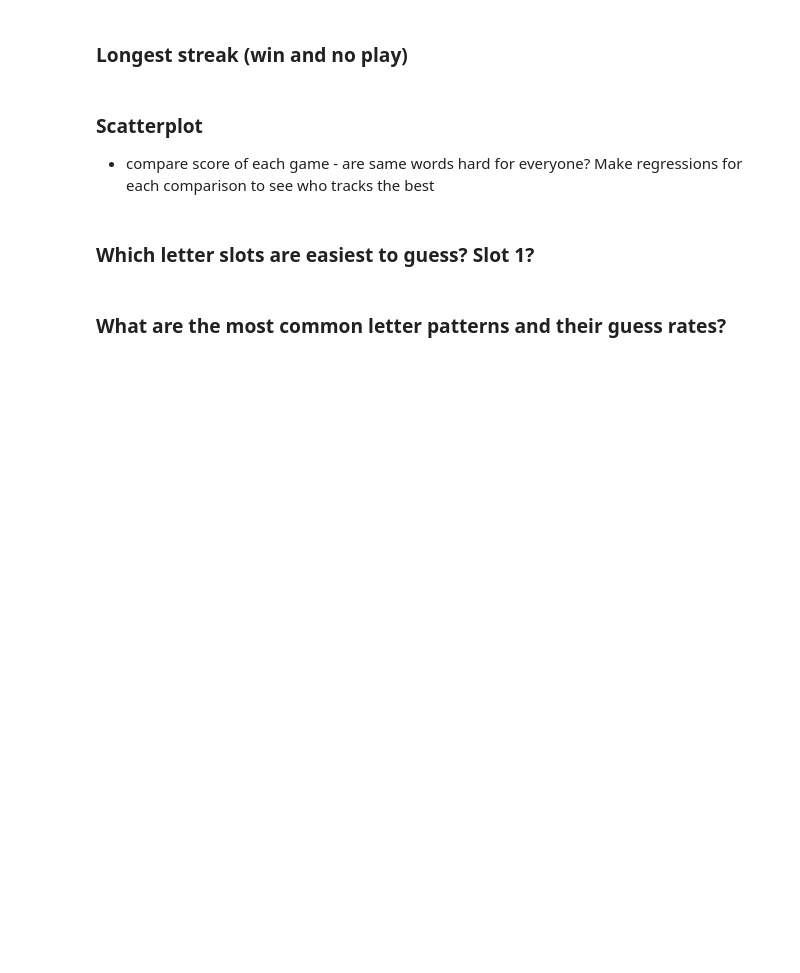
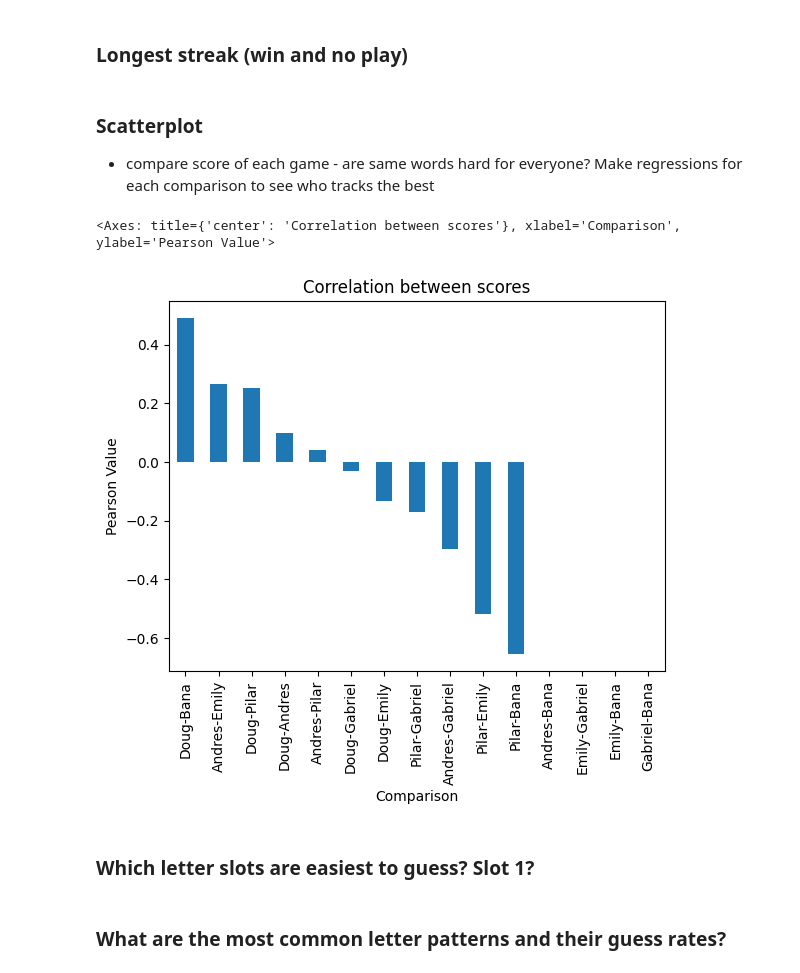
Before and after one commit to craneab/Wordle-Analyzer, a Jupyter notebook: Data Analysis.ipynb, the cells around one changed output. Saved outputs shown, nothing was run; the diff lists cells and outputs as text; code cells hidden in the pictures; blank space fills up the shorter version.

```diff
--- a/Data Analysis.ipynb
+++ b/Data Analysis.ipynb
@@ -169,3 +192,34 @@ df = pd.DataFrame(data.data_arr, columns=data.data_dict.keys())
+# %%
+# Seaborn pairplot of each person's score compared to others
+df = pd.DataFrame(data.data_arr, columns=data.data_dict.keys())
+g = sns.pairplot(df,kind='reg')
+
+# Calculate Pearson's r-squared and t-test p-values
+correlation_matrix = df.corr()
+
+# Create lists of each comparison and pearson value
+comparison = []
+pearson = []
+for col,person_1 in enumerate(correlation_matrix):
+    values = correlation_matrix[person_1]
+    for row in range(col+1,len(values)):
+        person_2 = values.index[row]
+        comparison.append(person_1+'-'+person_2)
+        pearson.append(values.iloc[row])
+
+# Create dataframe from lists and sort
+corr_list = pd.DataFrame({'Comparison':comparison, 'Pearson Value': pearson})
+corr_list = corr_list.sort_values(by=['Pearson Value'], axis=0, ascending=False, na_position='last')
+
+# Plot dataframe
+corr_list.plot.bar(x='Comparison',
+                   y = 'Pearson Value',
+                   legend=False,
+                   title='Correlation between scores',
+                   ylabel='Pearson Value')
+# %% [output]
+<Axes: title={'center': 'Correlation between scores'}, xlabel='Comparison', ylabel='Pearson Value'>
+[figure, added]
 # %% [markdown]
 ### Which letter slots are easiest to guess? Slot 1?
 # %% [markdown]
```
Also changed, not shown: parts of 13 cells of this notebook, 2 other files.
